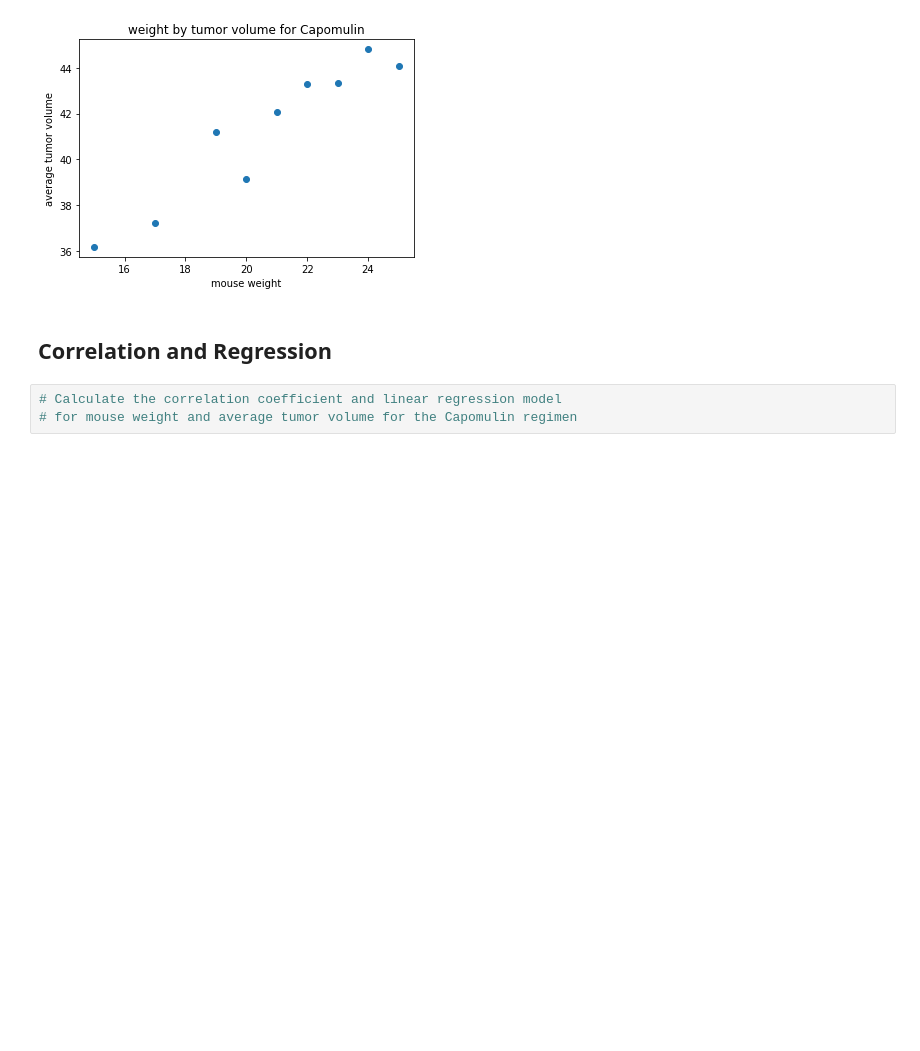
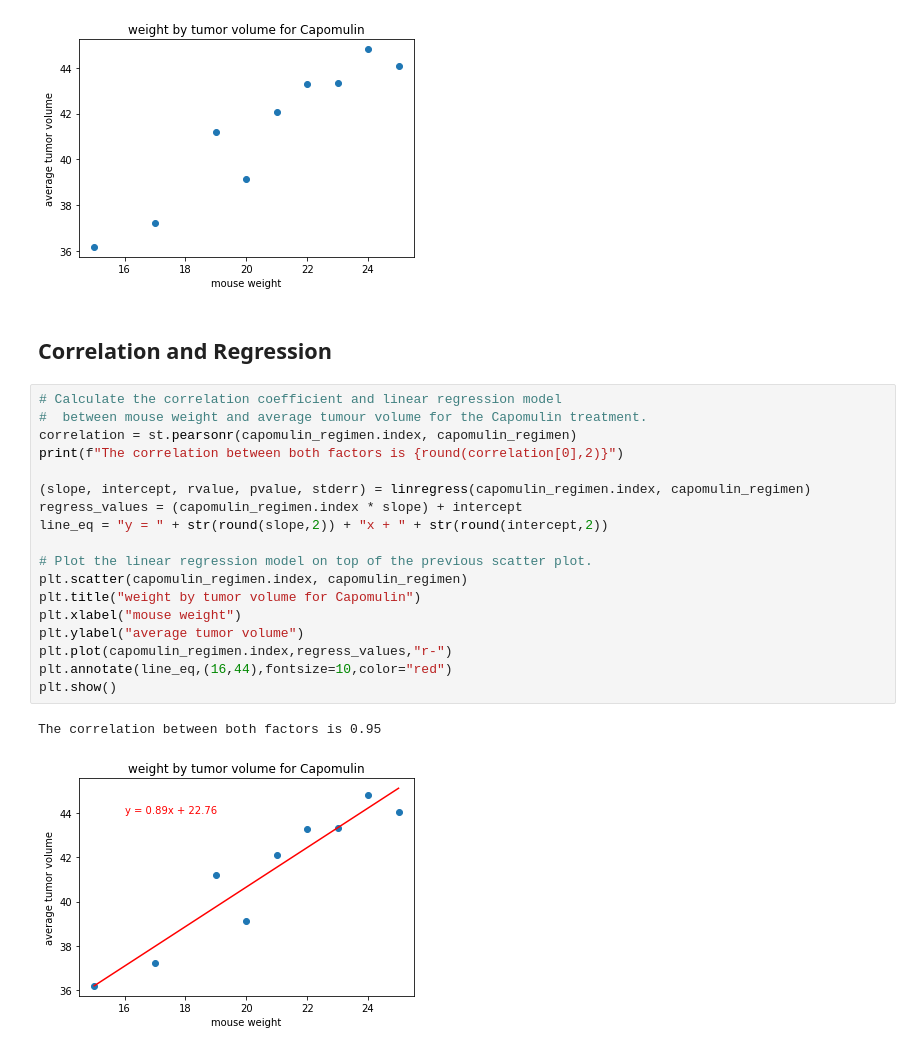
Before and after one commit to ltrentino/Pymaceuticals, a Jupyter notebook: pymaceuticals_starter.ipynb, the cells around one changed output. Saved outputs shown, nothing was run; the diff lists cells and outputs as text; blank space fills up the shorter version.

Commit message:
added line scatter plots and corr and reg

```diff
--- a/pymaceuticals_starter.ipynb
+++ b/pymaceuticals_starter.ipynb
@@ -313,6 +309,24 @@ Text(0, 0.5, 'average tumor volume')
 [figure]
 # %% [markdown]
 ## Correlation and Regression
-# %%
-# Calculate the correlation coefficient and linear regression model
-# for mouse weight and average tumor volume for the Capomulin regimen
+# %%
+# Calculate the correlation coefficient and linear regression model
+#  between mouse weight and average tumour volume for the Capomulin treatment.
+correlation = st.pearsonr(capomulin_regimen.index, capomulin_regimen)
+print(f"The correlation between both factors is {round(correlation[0],2)}")
+
+(slope, intercept, rvalue, pvalue, stderr) = linregress(capomulin_regimen.index, capomulin_regimen)
+regress_values = (capomulin_regimen.index * slope) + intercept
+line_eq = "y = " + str(round(slope,2)) + "x + " + str(round(intercept,2))
+
+# Plot the linear regression model on top of the previous scatter plot.
+plt.scatter(capomulin_regimen.index, capomulin_regimen)
+plt.title("weight by tumor volume for Capomulin")
+plt.xlabel("mouse weight")
+plt.ylabel("average tumor volume")
+plt.plot(capomulin_regimen.index,regress_values,"r-")
+plt.annotate(line_eq,(16,44),fontsize=10,color="red")
+plt.show()
+# %% [output]
+The correlation between both factors is 0.95
+[figure, added]
```
Also changed, not shown: parts of 8 cells of this notebook.
